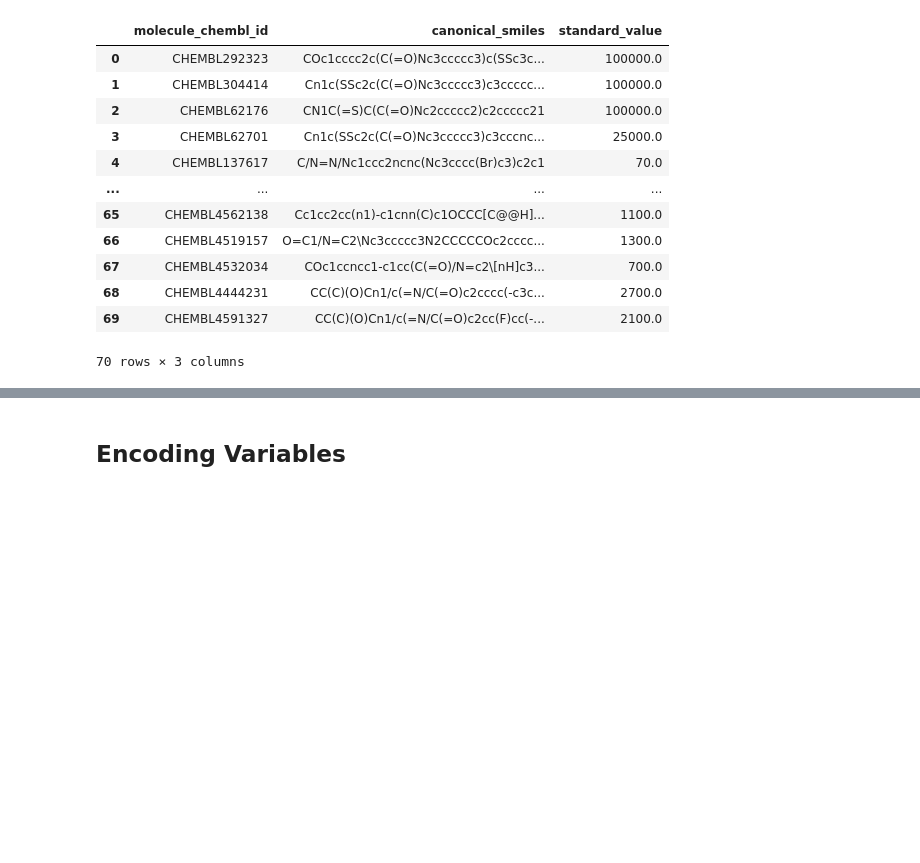
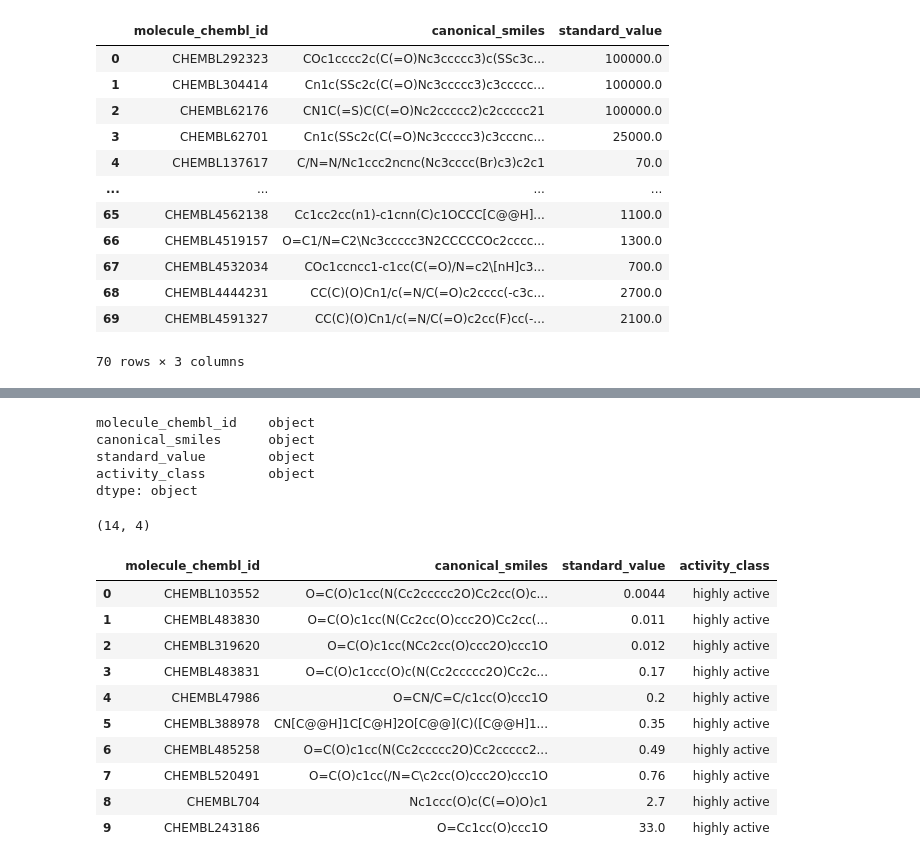
Before and after one commit to warwickdatasciencesociety/python-for-data-science, a Jupyter notebook: session-four/session-four-project-solutions.ipynb, the cells around one changed output, grey strips where cells are left out. Drawn from its saved outputs; the diff is of its cells as text; code cells hidden in the pictures; blank space fills up the shorter version.

```diff
--- a/session-four/session-four-project-solutions.ipynb
+++ b/session-four/session-four-project-solutions.ipynb
@@ -225,2 +343,0 @@ df_complete_activity
-# %% [markdown]
-## Encoding Variables
@@ -226,0 +350,34 @@ df_complete_activity
+# %%
+#
+df_final.dtypes
+# %% [output]
+molecule_chembl_id    object
+canonical_smiles      object
+standard_value        object
+activity_class        object
+dtype: object
+# %%
+#
+df_final.shape
+# %% [output]
+(14, 4)
+# %%
+#
+df_sorted = df_final.sort_values('standard_value', ascending=True)
+
+#df_sorted = df_final.filter(like ='active', axis=0)
+df_select = df_sorted.head(10)
+df_select = df_select.reset_index(drop=True)
+df_select
+# %% [output]
+|  | molecule_chembl_id | canonical_smiles | standard_value | activity_class |
+| 0 | CHEMBL103552 | O=C(O)c1cc(N(Cc2ccccc2O)Cc2cc(O)c... | 0.0044 | highly active |
+| 1 | CHEMBL483830 | O=C(O)c1cc(N(Cc2cc(O)ccc2O)Cc2cc(... | 0.011 | highly active |
+| 2 | CHEMBL319620 | O=C(O)c1cc(NCc2cc(O)ccc2O)ccc1O | 0.012 | highly active |
+| 3 | CHEMBL483831 | O=C(O)c1ccc(O)c(N(Cc2ccccc2O)Cc2c... | 0.17 | highly active |
+| 4 | CHEMBL47986 | O=CN/C=C/c1cc(O)ccc1O | 0.2 | highly active |
+| 5 | CHEMBL388978 | CN[C@@H]1C[C@H]2O[C@@](C)([C@@H]1... | 0.35 | highly active |
+| 6 | CHEMBL485258 | O=C(O)c1cc(N(Cc2ccccc2O)Cc2ccccc2... | 0.49 | highly active |
+| 7 | CHEMBL520491 | O=C(O)c1cc(/N=C\c2cc(O)ccc2O)ccc1O | 0.76 | highly active |
+| 8 | CHEMBL704 | Nc1ccc(O)c(C(=O)O)c1 | 2.7 | highly active |
+| 9 | CHEMBL243186 | O=Cc1cc(O)ccc1O | 33.0 | highly active |
```
Also changed, not shown: parts of 70 cells of this notebook, 4 other files.
